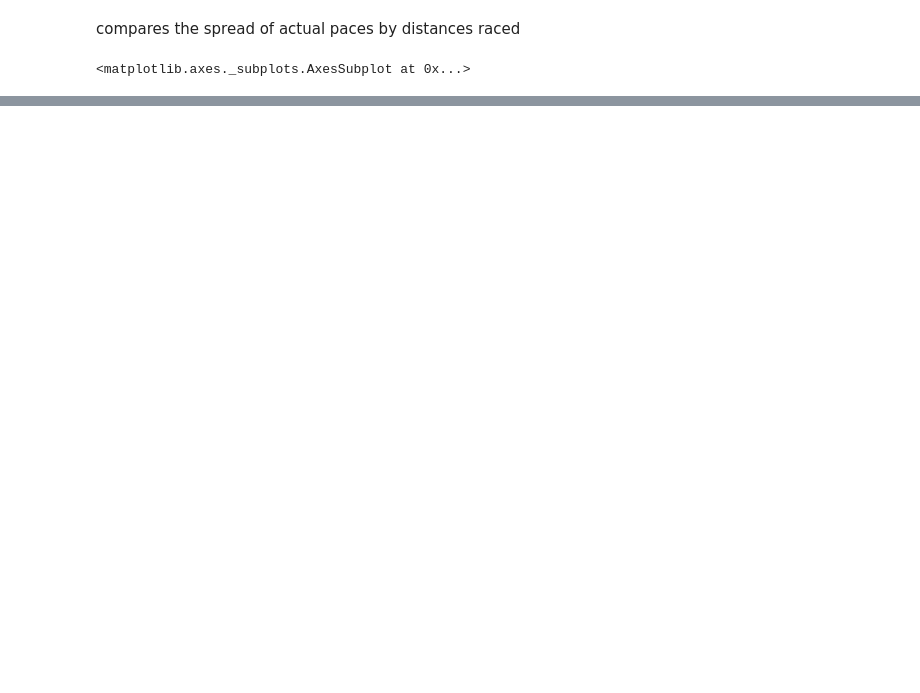
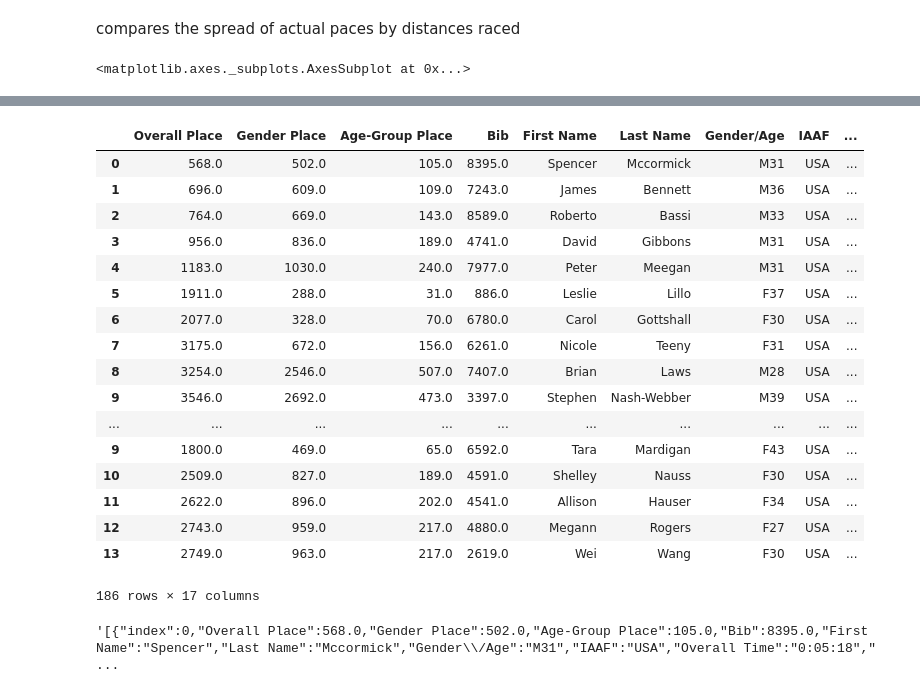
Before and after one commit to ellykuhlman/chrc, a Jupyter notebook: CHRC_2017_races.ipynb, the cells around one changed output, grey strips where cells are left out. Drawn from its saved outputs; the diff is of its cells as text; code cells hidden in the pictures; blank space fills up the shorter version.

```diff
--- a/CHRC_2017_races.ipynb
+++ b/CHRC_2017_races.ipynb
@@ -77,0 +100,21 @@ plt.show()
+# %%
+df
+# %% [output]
+|  | Overall Place | Gender Place | Age-Group Place | Bib | First Name | Last Name | Gender/Age | IAAF | ... |
+| 0 | 568.0 | 502.0 | 105.0 | 8395.0 | Spencer | Mccormick | M31 | USA | ... |
+| 1 | 696.0 | 609.0 | 109.0 | 7243.0 | James | Bennett | M36 | USA | ... |
+| 2 | 764.0 | 669.0 | 143.0 | 8589.0 | Roberto | Bassi | M33 | USA | ... |
+| 3 | 956.0 | 836.0 | 189.0 | 4741.0 | David | Gibbons | M31 | USA | ... |
+| 4 | 1183.0 | 1030.0 | 240.0 | 7977.0 | Peter | Meegan | M31 | USA | ... |
+| 5 | 1911.0 | 288.0 | 31.0 | 886.0 | Leslie | Lillo | F37 | USA | ... |
+| 6 | 2077.0 | 328.0 | 70.0 | 6780.0 | Carol | Gottshall | F30 | USA | ... |
+| 7 | 3175.0 | 672.0 | 156.0 | 6261.0 | Nicole | Teeny | F31 | USA | ... |
+| 8 | 3254.0 | 2546.0 | 507.0 | 7407.0 | Brian | Laws | M28 | USA | ... |
+| 9 | 3546.0 | 2692.0 | 473.0 | 3397.0 | Stephen | Nash-Webber | M39 | USA | ... |
+| ... | ... | ... | ... | ... | ... | ... | ... | ... | ... |
+| 9 | 1800.0 | 469.0 | 65.0 | 6592.0 | Tara | Mardigan | F43 | USA | ... |
+| 10 | 2509.0 | 827.0 | 189.0 | 4591.0 | Shelley | Nauss | F30 | USA | ... |
+| 11 | 2622.0 | 896.0 | 202.0 | 4541.0 | Allison | Hauser | F34 | USA | ... |
+| 12 | 2743.0 | 959.0 | 217.0 | 4880.0 | Megann | Rogers | F27 | USA | ... |
+| 13 | 2749.0 | 963.0 | 217.0 | 2619.0 | Wei | Wang | F30 | USA | ... |
+186 rows × 17 columns
@@ -77,0 +123,4 @@ plt.show()
+# %%
+df.to_json(orient='records')
+# %% [output]
+'[{"index":0,"Overall Place":568.0,"Gender Place":502.0,"Age-Group Place":105.0,"Bib":8395.0,"First Name":"Spencer","Last Name":"Mccormick","Gender\\/Age":"M31","IAAF":"USA","Overall Time":"0:05:18"," ...
```
Also changed, not shown: parts of 9 cells of this notebook.
